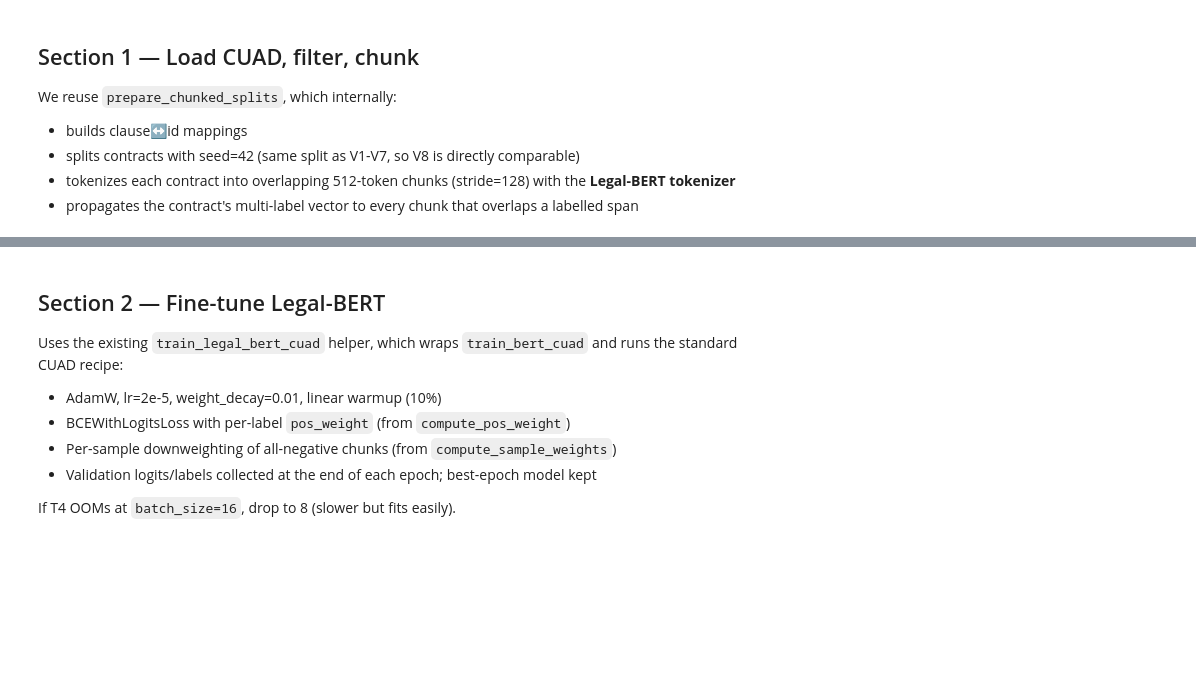
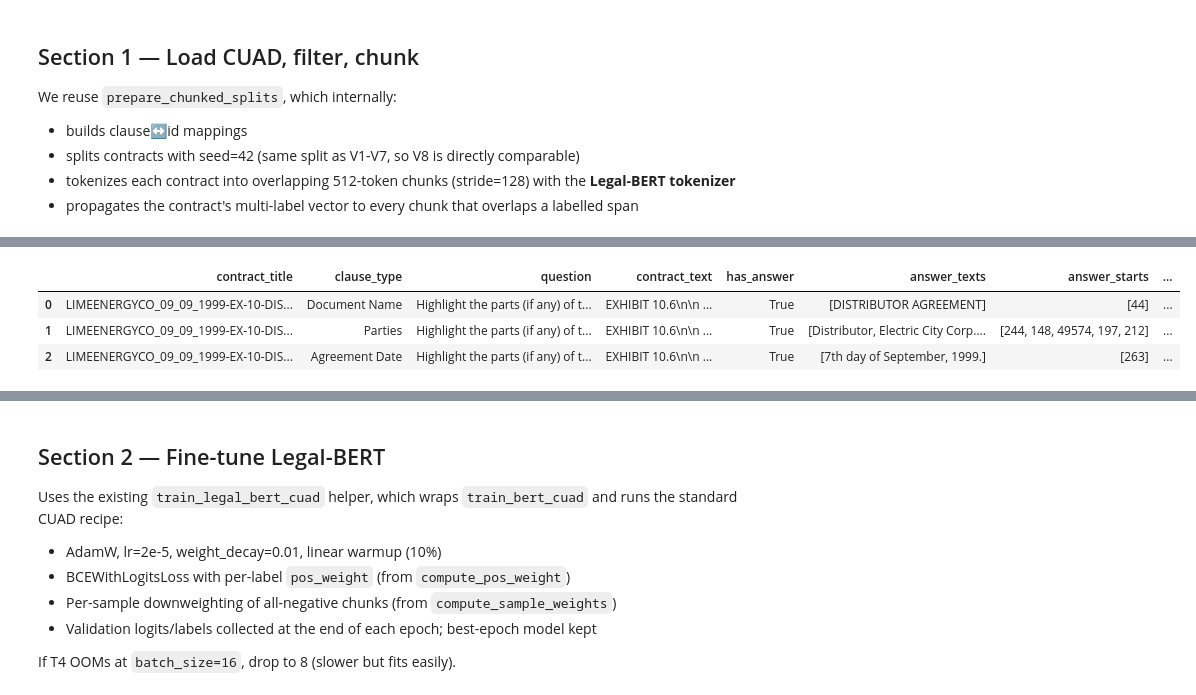
Before and after one commit to pranaysamineni00/BT5153, a Jupyter notebook: performance_tuning_v8_colab.ipynb, the cells around one changed output, grey strips where cells are left out. Drawn from its saved outputs; the diff is of its cells as text; code cells hidden in the pictures; blank space fills up the shorter version.

```diff
--- a/performance_tuning_v8_colab.ipynb
+++ b/performance_tuning_v8_colab.ipynb
@@ -61,3 +71,84 @@ We reuse `prepare_chunked_splits`, which internally:
 - splits contracts with seed=42 (same split as V1-V7, so V8 is directly comparable)
 - tokenizes each contract into overlapping 512-token chunks (stride=128) with the **Legal-BERT tokenizer**
 - propagates the contract's multi-label vector to every chunk that overlaps a labelled span
+# %%
+# ── Colab-only: mount Drive, download CUAD, cache parquet ─────────────────────
+# Run this ONCE. On subsequent runs it's a no-op (hits the cached files).
+
+from google.colab import drive
+drive.mount('/content/drive')
+
+!pip install -q huggingface_hub
+
+from __future__ import annotations
+import json, os
+from pathlib import Path
+from typing import Any
+
+import pandas as pd
+from huggingface_hub import hf_hub_download
+
+# Point this wherever you want the data to live on Drive
+DRIVE_DATA_DIR = Path('/content/drive/MyDrive/BT5153/data/cuad')
+DRIVE_DATA_DIR.mkdir(parents=True, exist_ok=True)
+
+
+def _parse_cuad_json(cuad: dict[str, Any]) -> pd.DataFrame:
+    rows = []
+    for doc in cuad['data']:
+        for paragraph in doc['paragraphs']:
+            context = paragraph['context']
+            for qa in paragraph['qas']:
+                answers = qa.get('answers', [])
+                rows.append({
+                    'contract_title': doc['title'],
+                    'clause_type':    qa['id'].split('__', 1)[-1],
+                    'question':       qa['question'],
+                    'contract_text':  context,
+                    'has_answer':     bool(len(answers) > 0),
+                    'answer_texts':   [a['text'] for a in answers],
+                    'answer_starts':  [a['answer_start'] for a in answers],
+                    'answer_count':   len(answers),
+                })
+    return pd.DataFrame(rows)
+
+
+def load_cuad(data_dir: str | Path = DRIVE_DATA_DIR) -> pd.DataFrame:
+    data_dir = Path(data_dir)
+    raw_json_path = data_dir / 'CUAD_v1' / 'CUAD_v1.json'
+    parquet_path  = data_dir / 'cuad_qa_rows.parquet'
+    raw_json_path.parent.mkdir(parents=True, exist_ok=True)
+
+    # Fast path: parquet already cached
+    if parquet_path.exists():
+        df = pd.read_parquet(parquet_path)
+        print(f'CUAD loaded from cache ({parquet_path}): {df["contract_title"].nunique():,} contracts, '
+              f'{df["clause_type"].nunique()} clause types, {len(df):,} rows')
+        return df
+
+    # Download raw JSON if needed
+    if not raw_json_path.exists():
+        print(f'Downloading CUAD_v1.json to {raw_json_path} ...')
+        downloaded = hf_hub_download(
+            repo_id='theatticusproject/cuad',
+            repo_type='dataset',
+            filename='CUAD_v1/CUAD_v1.json',
+            local_dir=str(data_dir),
+        )
+        raw_json_path = Path(downloaded)
+
+    with raw_json_path.open() as f:
+        cuad = json.load(f)
+
+    df = _parse_cuad_json(cuad)
+    df.to_parquet(parquet_path, index=False)
+    print(f'CUAD parsed + cached to {parquet_path}: {df["contract_title"].nunique():,} contracts, '
+          f'{df["clause_type"].nunique()} clause types, {len(df):,} rows, '
+          f'positive rate {df["has_answer"].mean():.2%}')
+    return df
+
+
+# ── Download + cache now ──────────────────────────────────────────────────────
+cuad_df = load_cuad()
+cuad_df.head(3)
+# %% [output]
@@ -63,0 +163,4 @@ We reuse `prepare_chunked_splits`, which internally:
+|  | contract_title | clause_type | question | contract_text | has_answer | answer_texts | answer_starts | ... |
+| 0 | LIMEENERGYCO_09_09_1999-EX-10-DIS... | Document Name | Highlight the parts (if any) of t... | EXHIBIT 10.6\n\n ... | True | [DISTRIBUTOR AGREEMENT] | [44] | ... |
+| 1 | LIMEENERGYCO_09_09_1999-EX-10-DIS... | Parties | Highlight the parts (if any) of t... | EXHIBIT 10.6\n\n ... | True | [Distributor, Electric City Corp.... | [244, 148, 49574, 197, 212] | ... |
+| 2 | LIMEENERGYCO_09_09_1999-EX-10-DIS... | Agreement Date | Highlight the parts (if any) of t... | EXHIBIT 10.6\n\n ... | True | [7th day of September, 1999.] | [263] | ... |
```
Also changed, not shown: parts of 17 cells of this notebook.
